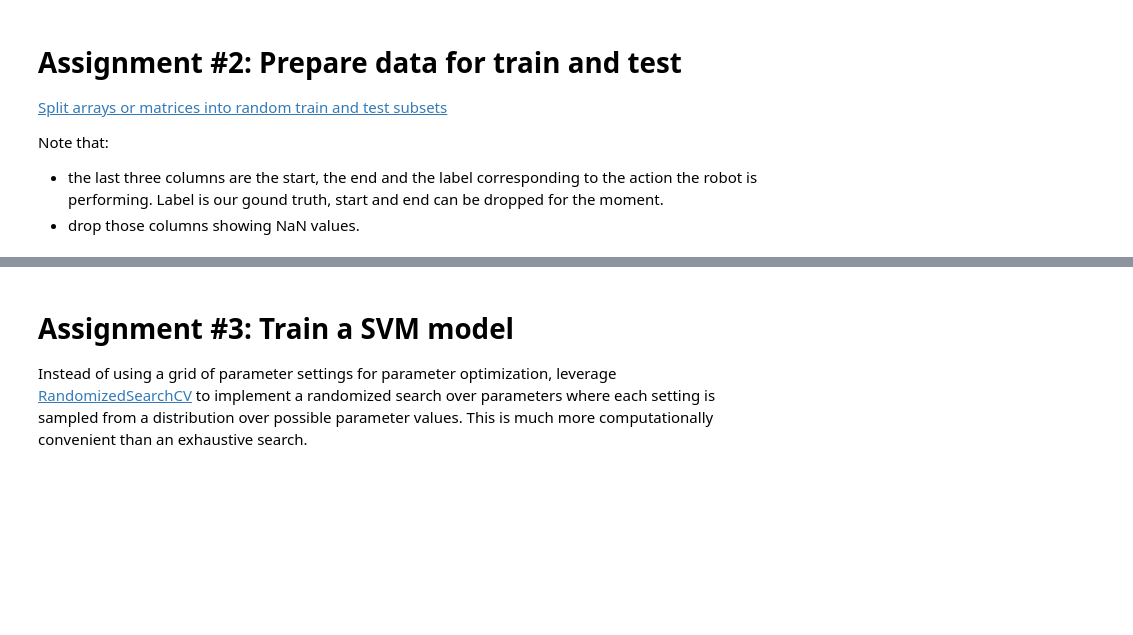
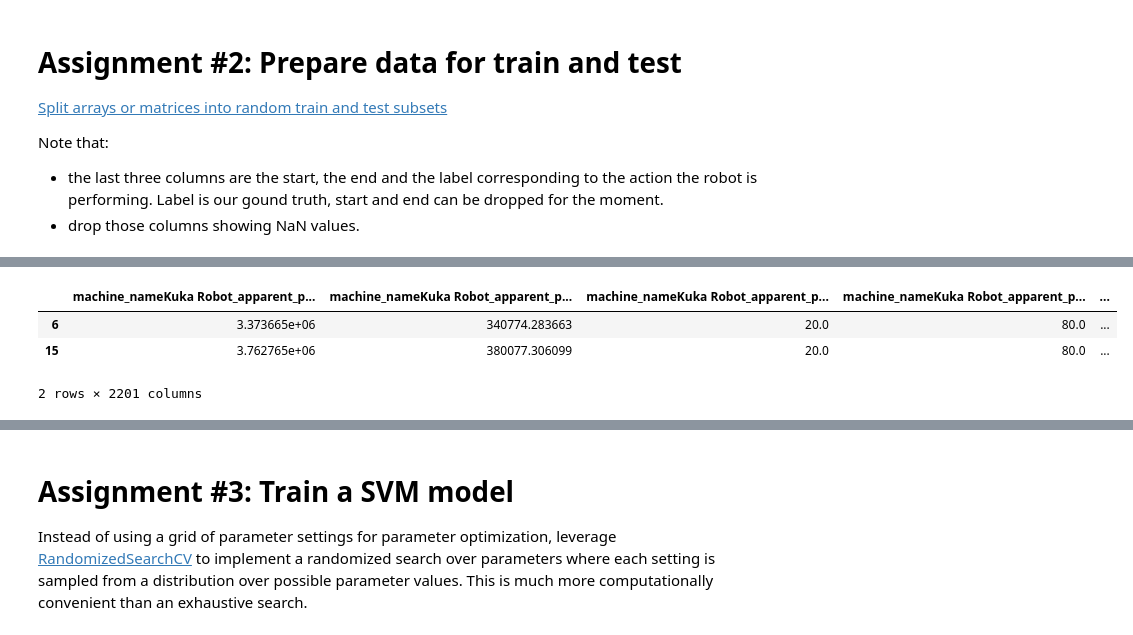
Before and after one commit to gabriquaranta/machine-learning-applications, a Jupyter notebook: LABFP/1_ML_time-series-assignment-B.ipynb, the cells around one changed output, grey strips where cells are left out. Drawn from its saved outputs; the diff is of its cells as text; code cells hidden in the pictures; blank space fills up the shorter version.

```diff
--- a/LABFP/1_ML_time-series-assignment-B.ipynb
+++ b/LABFP/1_ML_time-series-assignment-B.ipynb
@@ -333,0 +406,9 @@ y_test = [...]
+# %%
+df_features_nonan=df_features_nonan.drop(["start","end"],axis=1)
+# %%
+df_features_nonan.head(2)
+# %% [output]
+|  | machine_nameKuka Robot_apparent_p... | machine_nameKuka Robot_apparent_p... | machine_nameKuka Robot_apparent_p... | machine_nameKuka Robot_apparent_p... | ... |
+| 6 | 3.373665e+06 | 340774.283663 | 20.0 | 80.0 | ... |
+| 15 | 3.762765e+06 | 380077.306099 | 20.0 | 80.0 | ... |
+2 rows × 2201 columns
```
Also changed, not shown: parts of 33 cells of this notebook.
